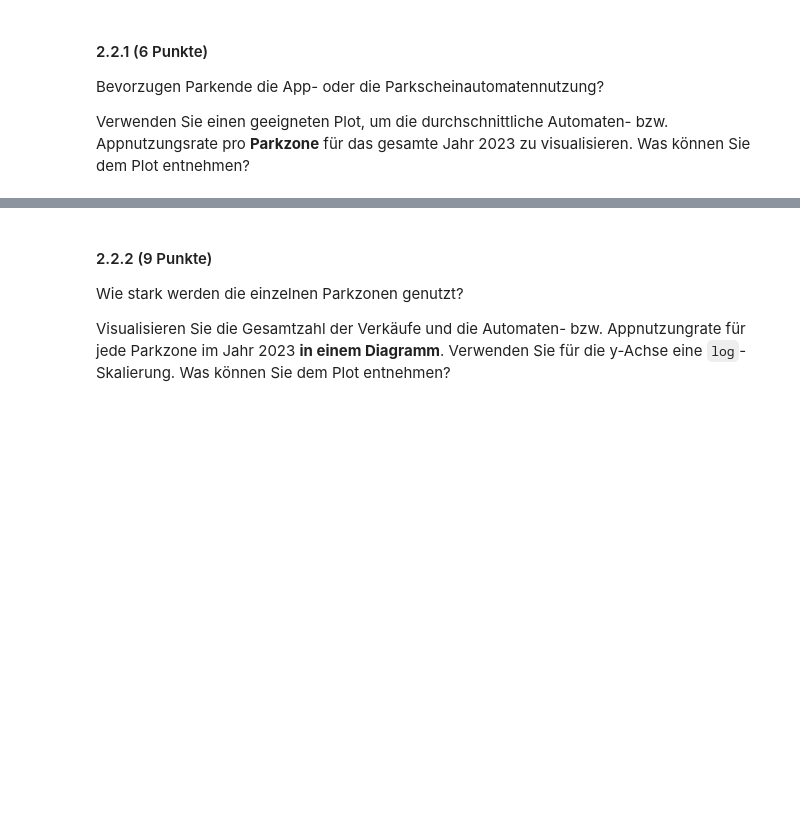
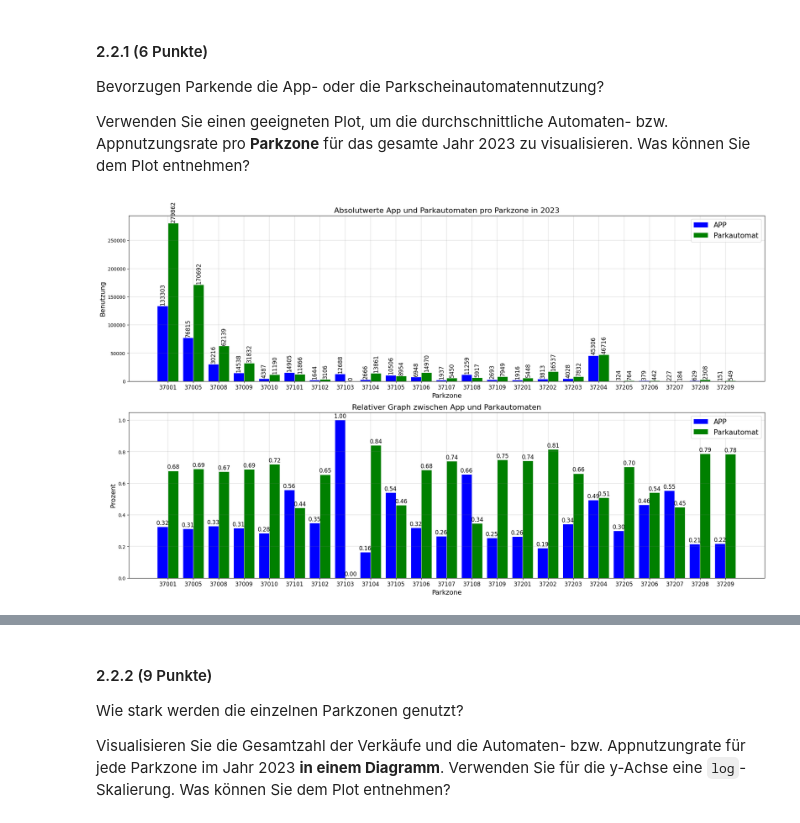
Before and after one commit to fabiansinz/exam, a Jupyter notebook: exam_de.ipynb, the cells around one changed output, grey strips where cells are left out. Cells and saved outputs as stored; diff of their text form; code cells hidden in the pictures; blank space fills up the shorter version.

```diff
--- a/exam_de.ipynb
+++ b/exam_de.ipynb
@@ -363,3 +386,38 @@ Die Stadt möchte für 2023 eine erste visuelle Analyse der Akzeptanz der App in
 Bevorzugen Parkende die App- oder die Parkscheinautomatennutzung?
 
 Verwenden Sie einen geeigneten Plot, um die durchschnittliche Automaten- bzw. Appnutzungsrate pro **Parkzone** für das gesamte Jahr 2023 zu visualisieren. Was können Sie dem Plot entnehmen?
+# %%
+# Die Plots
+fig, (absolutegraph, relativegraph) = plt.subplots(2, 1, figsize=(20, 12))
+
+# Absoluter Graph
+app_bars = absolutegraph.bar(usage_ratelen - width/2 - 0.01, usage_rate['app'], width, label='APP', color='blue')
+pm_bars = absolutegraph.bar(usage_ratelen + width/2 + 0.01, usage_rate['machine'], width, label='Parkautomat', color='green')
+
+
+# Relativer Graph
+app_rate_bars = relativegraph.bar(usage_ratelen - width/2 - 0.01, usage_rate['app_rate'], width, label='APP', color='blue')
+pm_rate_bars = relativegraph.bar(usage_ratelen + width/2 + 0.01, usage_rate['machine_rate'], width, label='Parkautomat', color='green')
+
+def customize(graph, title, ylabel):
+    labels_fs = 14
+    graph.set_xlabel("Parkzone", fontsize = labels_fs)
+    graph.set_ylabel(ylabel, fontsize = labels_fs)
+    graph.set_title(title, fontsize = 16)
+    graph.set_xticks(usage_ratelen)
+    graph.set_xticklabels(usage_rate.index, ha='center', fontsize=12)
+    graph.grid(True, color='gray', linewidth=0.25)
+    graph.legend(fontsize=15)
+
+customize(absolutegraph, "Absolutwerte App und Parkautomaten pro Parkzone in 2023", "Benutzung")
+define_labels(app_bars, absolutegraph)
+define_labels(pm_bars, absolutegraph)
+
+customize(relativegraph, 'Relativer Graph zwischen App und Parkautomaten', "Prozent")
+define_labels(app_rate_bars, relativegraph, True)
+define_labels(pm_rate_bars, relativegraph, True)
+
+plt.tight_layout()
+plt.show()
+# %% [output]
+[figure, added]
```
Also changed, not shown: parts of 31 cells of this notebook, 3 other files.
